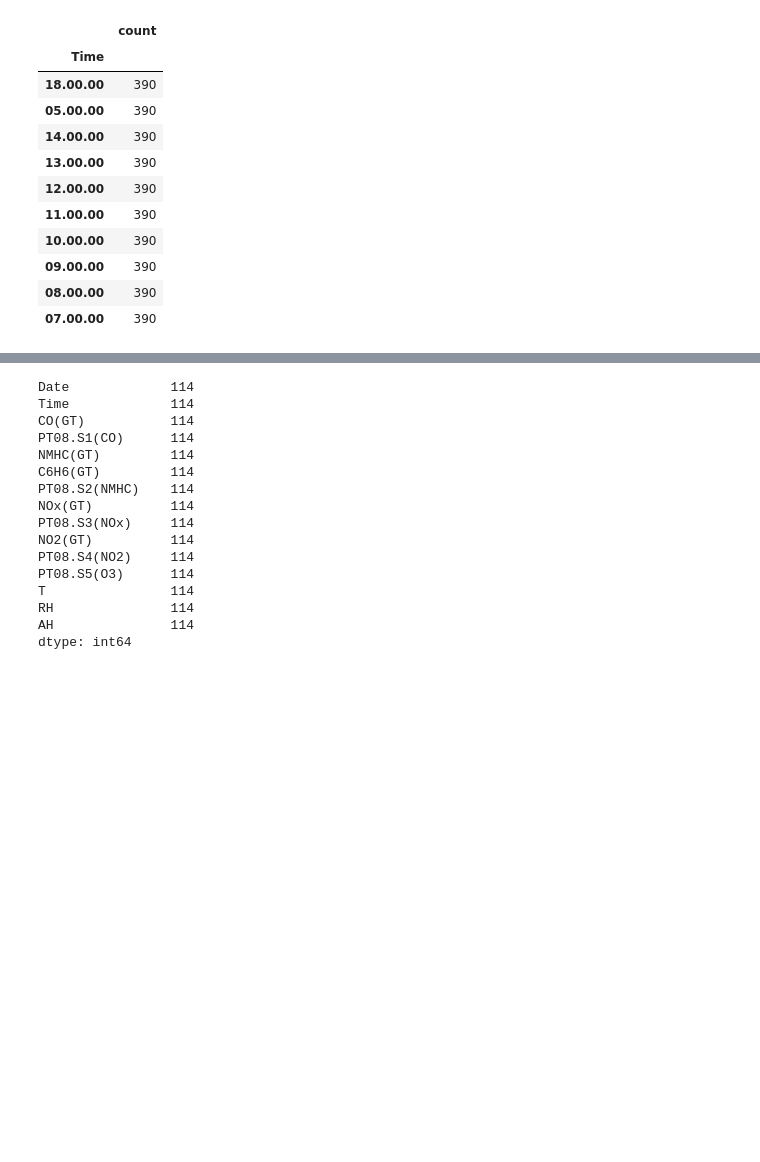
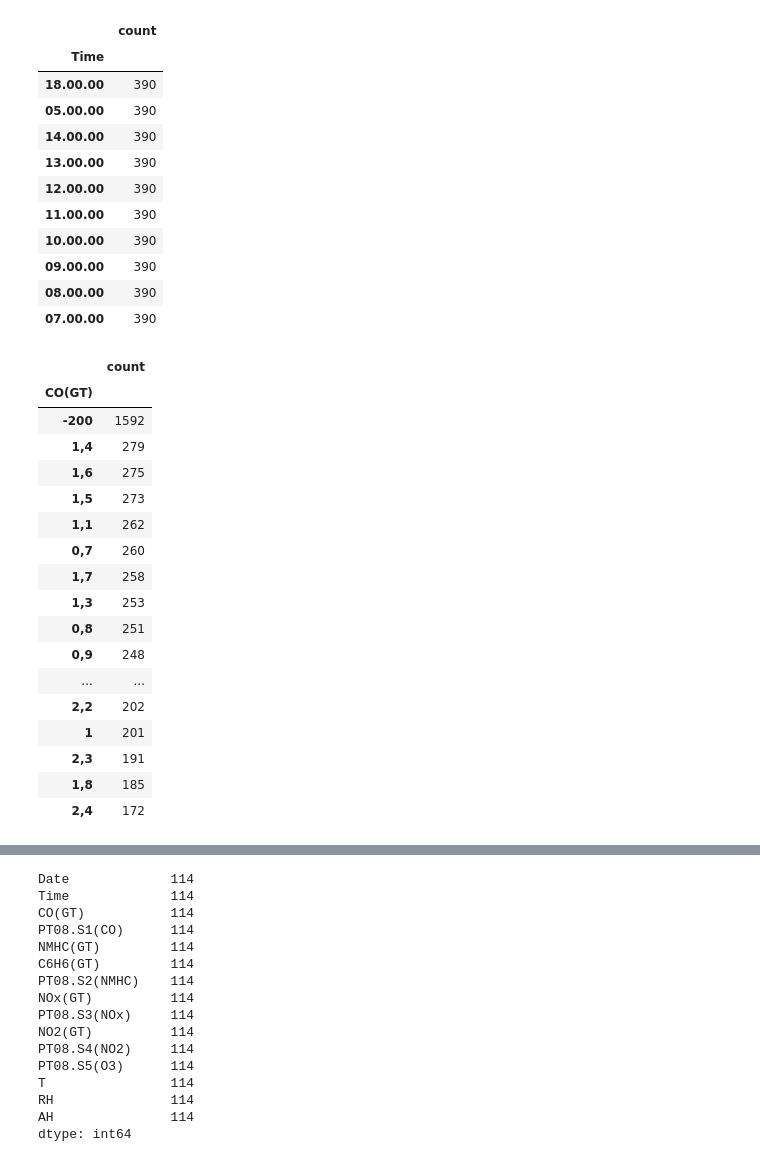
Before and after one commit to ShohrehShahsavari/Darsman_Exercises, a Jupyter notebook: term 5/3 - Air pollution/exercise_solution.ipynb, the cells around one changed output, grey strips where cells are left out. Drawn from its saved outputs; the diff is of its cells as text; code cells hidden in the pictures; blank space fills up the shorter version.

```diff
--- a/term 5/3 - Air pollution/exercise_solution.ipynb
+++ b/term 5/3 - Air pollution/exercise_solution.ipynb
@@ -192,3 +192,24 @@ Value_count('Time')
 | 09.00.00 | 390 |
 | 08.00.00 | 390 |
 | 07.00.00 | 390 |
+# %%
+Value_count('CO(GT)',20)
+# %% [output]
+|  | count |
+| CO(GT) |  |
+| -200 | 1592 |
+| 1,4 | 279 |
+| 1,6 | 275 |
+| 1,5 | 273 |
+| 1,1 | 262 |
+| 0,7 | 260 |
+| 1,7 | 258 |
+| 1,3 | 253 |
+| 0,8 | 251 |
+| 0,9 | 248 |
+| ... | ... |
+| 2,2 | 202 |
+| 1 | 201 |
+| 2,3 | 191 |
+| 1,8 | 185 |
+| 2,4 | 172 |
```
Also changed, not shown: parts of 3 cells of this notebook, 1 other file.
